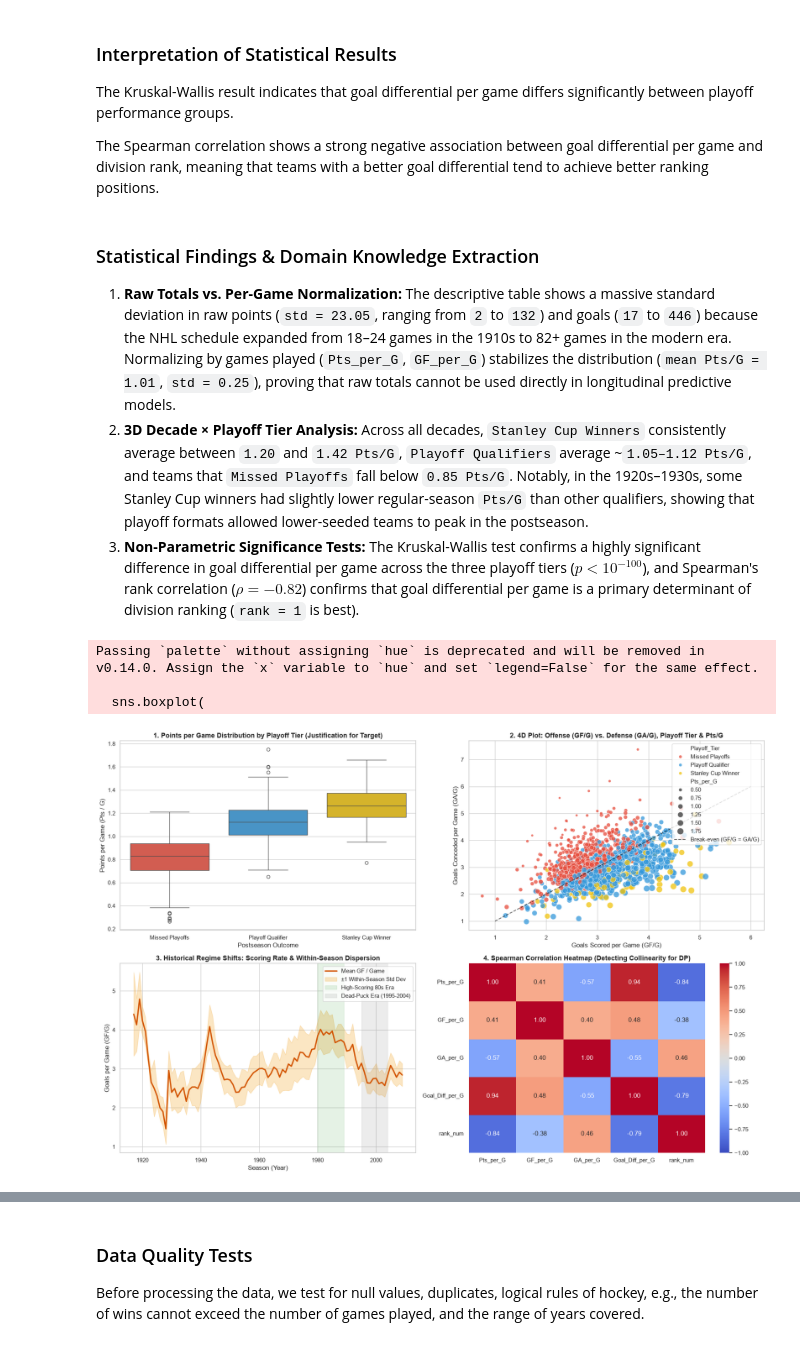
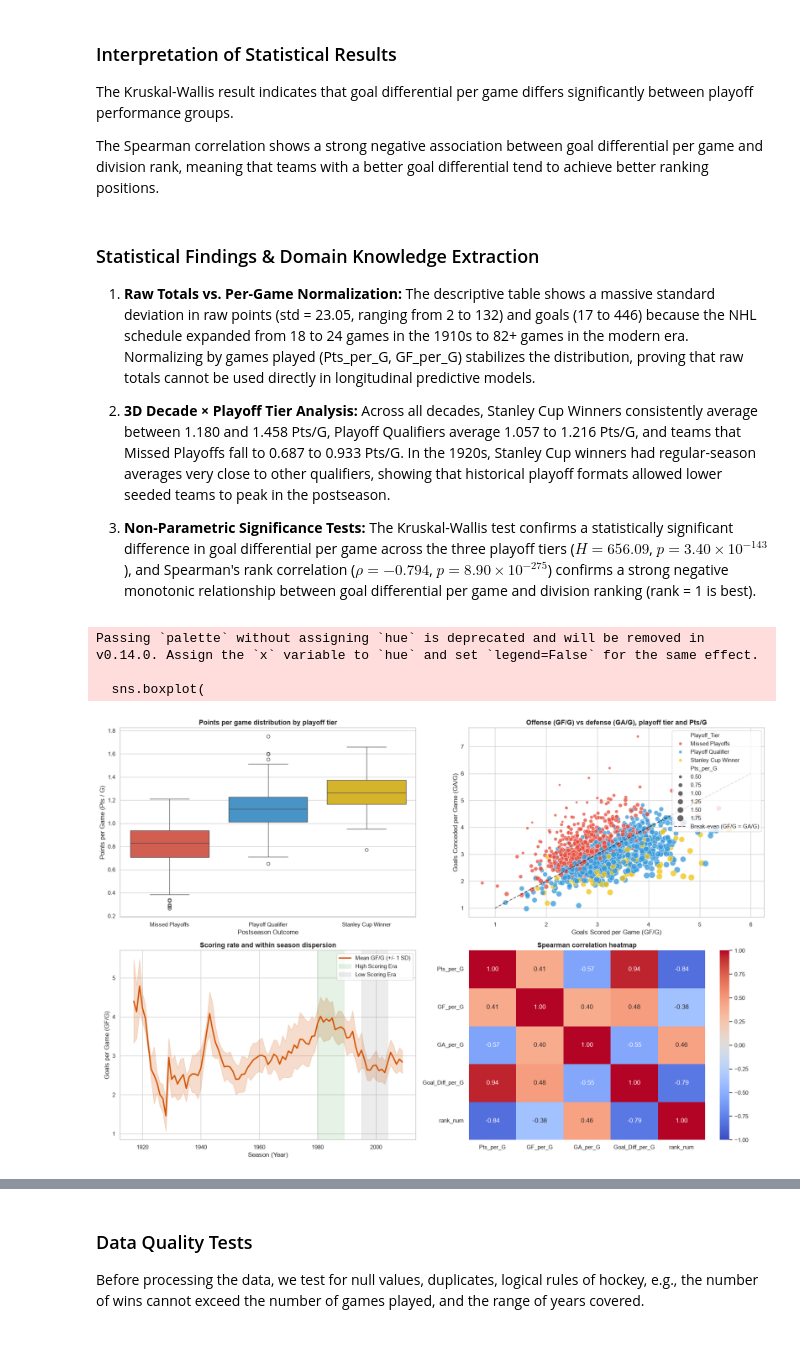
Before and after one commit to RodriguesS2/AC-ML-project, a Jupyter notebook: notebooks/data_analysis.ipynb, the cells around one changed output, grey strips where cells are left out. Cells and saved outputs as stored; diff of their text form; code cells hidden in the pictures.

```diff
--- a/notebooks/data_analysis.ipynb
+++ b/notebooks/data_analysis.ipynb
@@ -147,71 +153,64 @@ The Spearman correlation shows a strong negative association between goal differ
 # %% [markdown]
 ### Statistical Findings & Domain Knowledge Extraction
 
-1. **Raw Totals vs. Per-Game Normalization:** The descriptive table shows a massive standard deviation in raw points (`std = 23.05`, ranging from `2` to `132`) and goals (`17` to `446`) because the NHL schedule expanded from 18–24 games in the 1910s to 82+ games in the modern era. Normalizing by games played (`Pts_per_G`, `GF_per_G`) stabilizes the distribution (`mean Pts/G = 1.01`, `std = 0.25`), proving that raw totals cannot be used directly in longitudinal predictive models.
-2. **3D Decade × Playoff Tier Analysis:** Across all decades, `Stanley Cup Winners` consistently average between `1.20` and `1.42 Pts/G`, `Playoff Qualifiers` average ~`1.05–1.12 Pts/G`, and teams that `Missed Playoffs` fall below `0.85 Pts/G`. Notably, in the 1920s–1930s, some Stanley Cup winners had slightly lower regular-season `Pts/G` than other qualifiers, showing that playoff formats allowed lower-seeded teams to peak in the postseason.
-3. **Non-Parametric Significance Tests:** The Kruskal-Wallis test confirms a highly significant difference in goal differential per game across the three playoff tiers ($p < 10^{-100}$), and Spearman's rank correlation ($\rho = -0.82$) confirms that goal differential per game is a primary determinant of division ranking (`rank = 1` is best).
+1. **Raw Totals vs. Per-Game Normalization:** The descriptive table shows a massive standard deviation in raw points (std = 23.05, ranging from 2 to 132) and goals (17 to 446) because the NHL schedule expanded from 18 to 24 games in the 1910s to 82+ games in the modern era. Normalizing by games played (Pts_per_G, GF_per_G) stabilizes the distribution, proving that raw totals cannot be used directly in longitudinal predictive models.
+
+2. **3D Decade × Playoff Tier Analysis:** Across all decades, Stanley Cup Winners consistently average between 1.180 and 1.458 Pts/G, Playoff Qualifiers average 1.057 to 1.216 Pts/G, and teams that Missed Playoffs fall to 0.687 to 0.933 Pts/G. In the 1920s, Stanley Cup winners had regular-season averages very close to other qualifiers, showing that historical playoff formats allowed lower seeded teams to peak in the postseason.
+
+3. **Non-Parametric Significance Tests:** The Kruskal-Wallis test confirms a statistically significant difference in goal differential per game across the three playoff tiers ($H = 656.09$, $p = 3.40 \times 10^{-143}$), and Spearman's rank correlation ($\rho = -0.794$, $p = 8.90 \times 10^{-275}$) confirms a strong negative monotonic relationship between goal differential per game and division ranking (rank = 1 is best).
 # %%
 fig, axes = plt.subplots(2, 2, figsize=(18, 12))
 
-# Plot 1 (2D Distribution): Points per Game by Playoff Tier (KDE / Violin-style Boxplot)
+# Points per game by playoff tier (2D)
 sns.boxplot(
-    data=df_teams, x='Playoff_Tier', y='Pts_per_G',
-    order=['Missed Playoffs', 'Playoff Qualifier', 'Stanley Cup Winner'],
-    palette=['#e74c3c', '#3498db', '#f1c40f'], ax=axes[0, 0]
+    data = df_teams, x='Playoff_Tier', y='Pts_per_G',
+    order = ['Missed Playoffs', 'Playoff Qualifier', 'Stanley Cup Winner'],
+    palette = ['#e74c3c', '#3498db', '#f1c40f'], ax=axes[0, 0]
 )
-axes[0, 0].set_title('1. Points per Game Distribution by Playoff Tier (Justification for Target)', fontsize=13, fontweight='bold')
+axes[0, 0].set_title('Points per game distribution by playoff tier', fontsize=13, fontweight='bold')
 axes[0, 0].set_xlabel('Postseason Outcome')
 axes[0, 0].set_ylabel('Points per Game (Pts / G)')
 
-# Plot 2 (4D Scatter): GF/G vs GA/G + Playoff Tier (Color) + Points/G (Size)
+#GF/G vs GA/G + Playoff Tier (Color) + Points/G (Size) (4D)
 sns.scatterplot(
-    data=df_teams, x='GF_per_G', y='GA_per_G',
-    hue='Playoff_Tier', size='Pts_per_G', sizes=(20, 150),
-    hue_order=['Missed Playoffs', 'Playoff Qualifier', 'Stanley Cup Winner'],
-    palette=['#e74c3c', '#3498db', '#f1c40f'], alpha=0.75, ax=axes[0, 1]
+    data = df_teams, x='GF_per_G', y='GA_per_G',
+    hue = 'Playoff_Tier', size='Pts_per_G', sizes=(20, 150),
+    hue_order = ['Missed Playoffs', 'Playoff Qualifier', 'Stanley Cup Winner'],
+    palette = ['#e74c3c', '#3498db', '#f1c40f'], alpha=0.75, ax=axes[0, 1]
 )
-# Linha de igualdade ofensiva/defensiva (GF/G == GA/G)
+#GF/G == GA/G
 axes[0, 1].plot([1, 6], [1, 6], ls='--', color='black', alpha=0.6, label='Break-even (GF/G = GA/G)')
-axes[0, 1].set_title('2. 4D Plot: Offense (GF/G) vs. Defense (GA/G), Playoff Tier & Pts/G', fontsize=13, fontweight='bold')
+axes[0, 1].set_title('Offense (GF/G) vs defense (GA/G), playoff tier and Pts/G', fontsize=13, fontweight='bold')
 axes[0, 1].set_xlabel('Goals Scored per Game (GF/G)')
 axes[0, 1].set_ylabel('Goals Conceded per Game (GA/G)')
 axes[0, 1].legend(loc='upper right', frameon=True)
 
-# Plot 3 (3D Time-Series): Evolution of Goals per Game & Schedule Length across NHL Eras
-yearly = df_teams.groupby('year_num').agg(
-    GF_per_G_mean=('GF_per_G', 'mean'),
-    GF_per_G_std=('GF_per_G', 'std'),
-    Games_played=('G_num', 'median')
-).reset_index()
+# 3D Time-Series about evolution of goals per game across NHL eras
+sns.lineplot(
+    data=df_teams, x='year_num', y='GF_per_G',
+    errorbar='sd', color='#d35400', lw=2.5,
+    label='Mean GF/G (+/- 1 SD)', ax=axes[1, 0]
+)
+axes[1, 0].axvspan(1980, 1989, color='green', alpha=0.1, label='High Scoring Era')
+axes[1, 0].axvspan(1995, 2004, color='gray', alpha=0.15, label='Low Scoring Era')
+axes[1, 0].set_title('Scoring rate and within season dispersion', fontsize=13, fontweight='bold')
+axes[1, 0].set_xlabel('Season (Year)')
+axes[1, 0].set_ylabel('Goals per Game (GF/G)')
+axes[1, 0].legend(loc='upper right')
 
-ax3 = axes[1, 0]
-ax3.plot(yearly['year_num'], yearly['GF_per_G_mean'], color='#d35400', lw=2.5, label='Mean GF / Game')
-ax3.fill_between(
-    yearly['year_num'],
-    yearly['GF_per_G_mean'] - yearly['GF_per_G_std'],
-    yearly['GF_per_G_mean'] + yearly['GF_per_G_std'],
-    color='#f39c12', alpha=0.25, label='±1 Within-Season Std Dev'
-)
-ax3.axvspan(1980, 1989, color='green', alpha=0.1, label='High-Scoring 80s Era')
-ax3.axvspan(1995, 2004, color='gray', alpha=0.15, label='Dead-Puck Era (1995-2004)')
-ax3.set_title('3. Historical Regime Shifts: Scoring Rate & Within-Season Dispersion', fontsize=13, fontweight='bold')
-ax3.set_xlabel('Season (Year)')
-ax3.set_ylabel('Goals per Game (GF/G)')
-ax3.legend(loc='upper right')
-
-# Plot 4 (3D Multivariate Heatmap): Correlation Matrix of Normalized Team Metrics
+#Heatmap: correlation matrix of normalized team metrics
 corr_cols = ['Pts_per_G', 'GF_per_G', 'GA_per_G', 'Goal_Diff_per_G', 'rank_num']
 corr_matrix = df_teams[corr_cols].corr(method='spearman')
 sns.heatmap(
     corr_matrix, annot=True, fmt='.2f', cmap='coolwarm', vmin=-1, vmax=1, ax=axes[1, 1]
 )
-axes[1, 1].set_title('4. Spearman Correlation Heatmap (Detecting Collinearity for DP)', fontsize=13, fontweight='bold')
+axes[1, 1].set_title('Spearman correlation heatmap', fontsize=13, fontweight='bold')
 
 plt.tight_layout()
 plt.show()
 # %% [output]
 Passing `palette` without assigning `hue` is deprecated and will be removed in v0.14.0. Assign the `x` variable to `hue` and set `legend=False` for the same effect.
 
   sns.boxplot(
-[figure, old version]
+[figure, new version]
 # %% [markdown]
```
Also changed, not shown: parts of 4 cells of this notebook.
